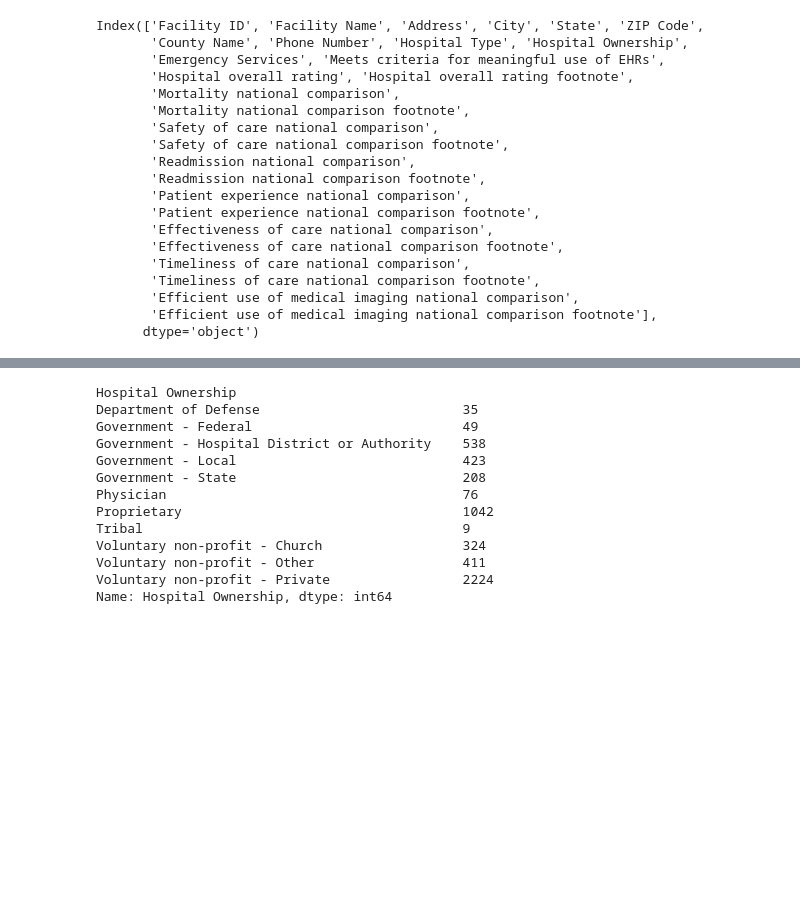
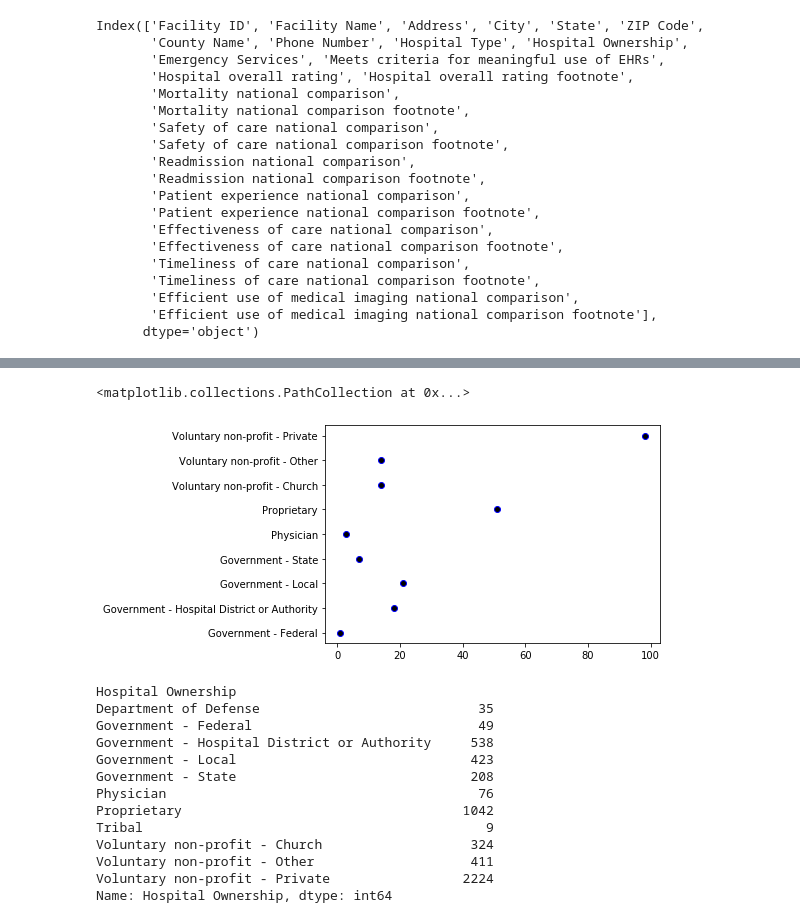
Before and after one commit to ishanku/MedicareDataAnalysisProject, a Jupyter notebook: HospitalAnalysis.ipynb, the cells around one changed output, grey strips where cells are left out. Cells and saved outputs as stored; diff of their text form; code cells hidden in the pictures; blank space fills up the shorter version.

```diff
--- a/HospitalAnalysis.ipynb
+++ b/HospitalAnalysis.ipynb
@@ -54,0 +109,13 @@ Index(['Facility ID', 'Facility Name', 'Address', 'City', 'State', 'ZIP Code',
+# %%
+hospitalrating=pd.DataFrame(hospitalgeneraldata)
+i=0
+for index,hospital in hospitalrating.iterrows():
+       if  hospital["Hospital overall rating"] == '3':
+            #print(hospital["Facility Name"]+ "," + hospital["Hospital Ownership"])
+            if (i == 0) :
+                threestarhospitals=pd.DataFrame({"Facility Name": [hospital["Facility Name"]],"Hospital Ownership":[hospital["Hospital Ownership"]]})
+            else:
+                df=pd.DataFrame({"Facility Name": [hospital["Facility Name"]],"Hospital Ownership":[hospital["Hospital Ownership"]]})
+                threestarhospitals=threestarhospitals.append(df,verify_integrity=False, sort=False,ignore_index=True)
+            i = i+1
+        #print(str(hospital['Hospital overall rating']))
@@ -54,0 +138,13 @@ Index(['Facility ID', 'Facility Name', 'Address', 'City', 'State', 'ZIP Code',
+# %%
+hospitalrating=pd.DataFrame(hospitalgeneraldata)
+i=0
+for index,hospital in hospitalrating.iterrows():
+       if  hospital["Hospital overall rating"] == '2':
+            #print(hospital["Facility Name"]+ "," + hospital["Hospital Ownership"])
+            if (i == 0) :
+                twostarhospitals=pd.DataFrame({"Facility Name": [hospital["Facility Name"]],"Hospital Ownership":[hospital["Hospital Ownership"]]})
+            else:
+                df=pd.DataFrame({"Facility Name": [hospital["Facility Name"]],"Hospital Ownership":[hospital["Hospital Ownership"]]})
+                twostarhospitals=twostarhospitals.append(df,verify_integrity=False, sort=False,ignore_index=True)
+            i = i+1
+        #print(str(hospital['Hospital overall rating']))
@@ -54,0 +167,13 @@ Index(['Facility ID', 'Facility Name', 'Address', 'City', 'State', 'ZIP Code',
+# %%
+hospitalrating=pd.DataFrame(hospitalgeneraldata)
+i=0
+for index,hospital in hospitalrating.iterrows():
+       if  hospital["Hospital overall rating"] == '1':
+            #print(hospital["Facility Name"]+ "," + hospital["Hospital Ownership"])
+            if (i == 0) :
+                onestarhospitals=pd.DataFrame({"Facility Name": [hospital["Facility Name"]],"Hospital Ownership":[hospital["Hospital Ownership"]]})
+            else:
+                df=pd.DataFrame({"Facility Name": [hospital["Facility Name"]],"Hospital Ownership":[hospital["Hospital Ownership"]]})
+                onestarhospitals=onestarhospitals.append(df,verify_integrity=False, sort=False,ignore_index=True)
+            i = i+1
+        #print(str(hospital['Hospital overall rating']))
@@ -54,0 +215,3 @@ Index(['Facility ID', 'Facility Name', 'Address', 'City', 'State', 'ZIP Code',
+# %%
+OSOwnershipCount=pd.DataFrame(onestarhospitals.groupby("Hospital Ownership").count())
+OSOwnershipCount
@@ -55,3 +230,8 @@ Index(['Facility ID', 'Facility Name', 'Address', 'City', 'State', 'ZIP Code',
+# %%
+plt.scatter(OSOwnershipCount['Facility Name'],OSOwnershipCount.index,marker="o",color="Black",edgecolor="blue")
+# %% [output]
+<matplotlib.collections.PathCollection at 0x...>
+[figure, added]
 # %%
 hospitalownership=hospitalgeneraldata.groupby("Hospital Ownership")
 hospitalownership["Hospital Ownership"].count()
```
Also changed, not shown: parts of 19 cells of this notebook.
